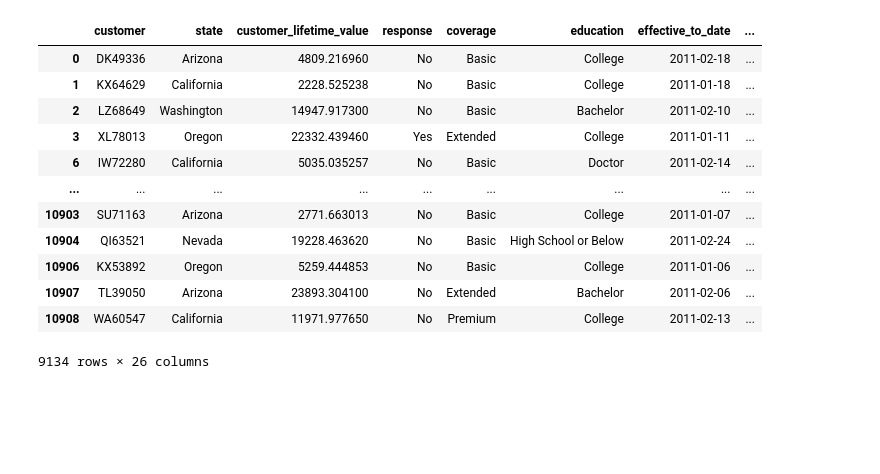
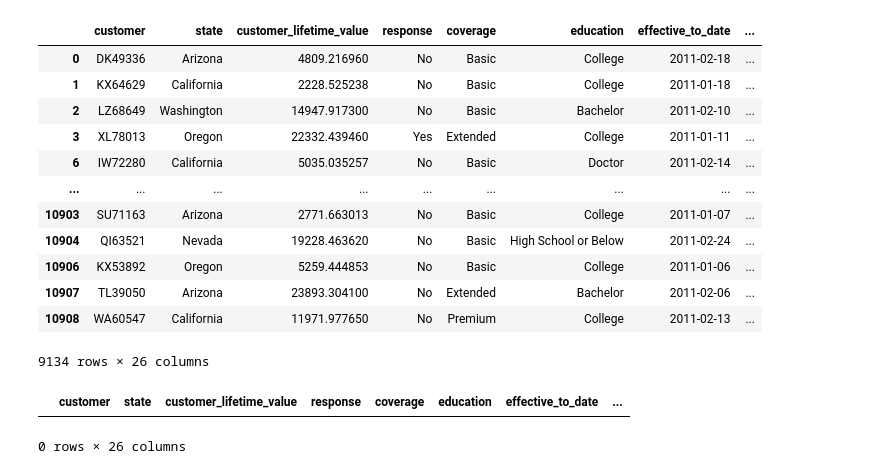
Before and after one commit to Acomar0/lab-customer-analysis-round-2, a Jupyter notebook: lab-customer-analysis-round-2.ipynb, the cells around one changed output. Cells and saved outputs as stored; diff of their text form; code cells hidden in the pictures; blank space fills up the shorter version.

```diff
--- a/lab-customer-analysis-round-2.ipynb
+++ b/lab-customer-analysis-round-2.ipynb
@@ -247,5 +247,11 @@ filtered[filtered.month.isin([1, 2,3])]
 | 10907 | TL39050 | Arizona | 23893.304100 | No | Extended | Bachelor | 2011-02-06 | ... |
 | 10908 | WA60547 | California | 11971.977650 | No | Premium | College | 2011-02-13 | ... |
 9134 rows × 26 columns
+# %%
+filtered[filtered.month.isin([3])]
+#There are no observations for March
+# %% [output]
+|  | customer | state | customer_lifetime_value | response | coverage | education | effective_to_date | ... |
+0 rows × 26 columns
 # %%
 # BONUS: Put all the previously mentioned data transformations into a function
```
